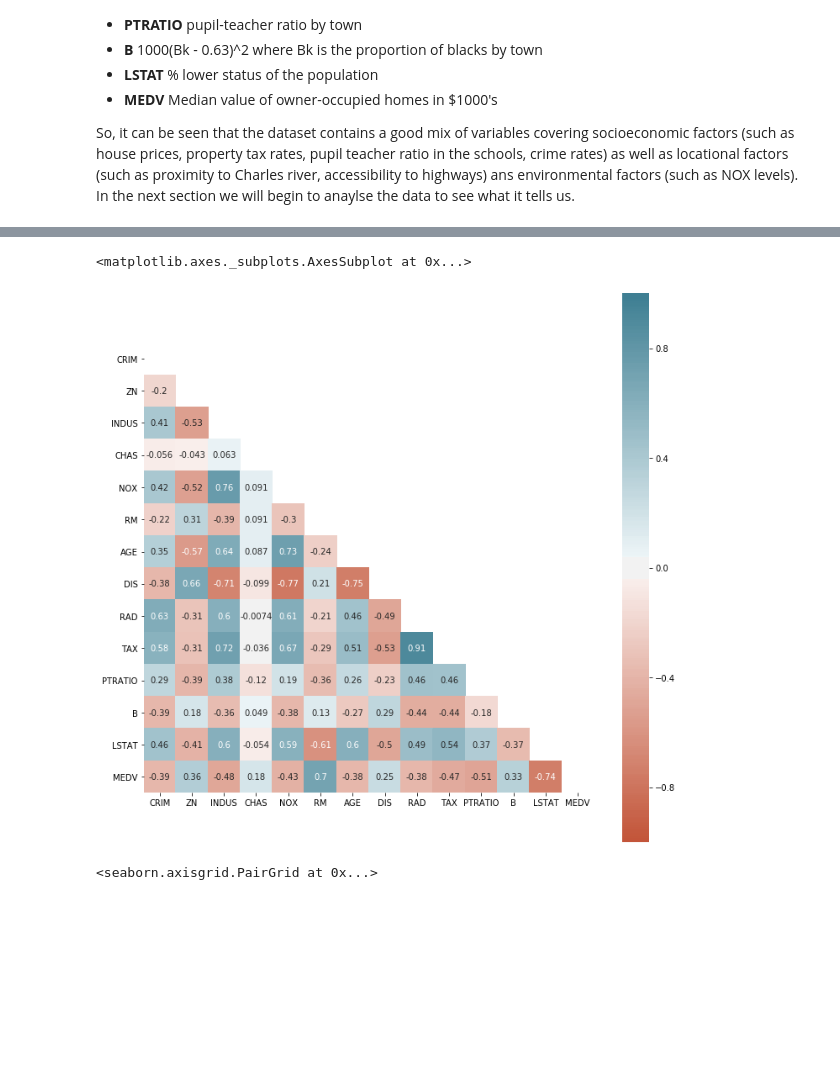
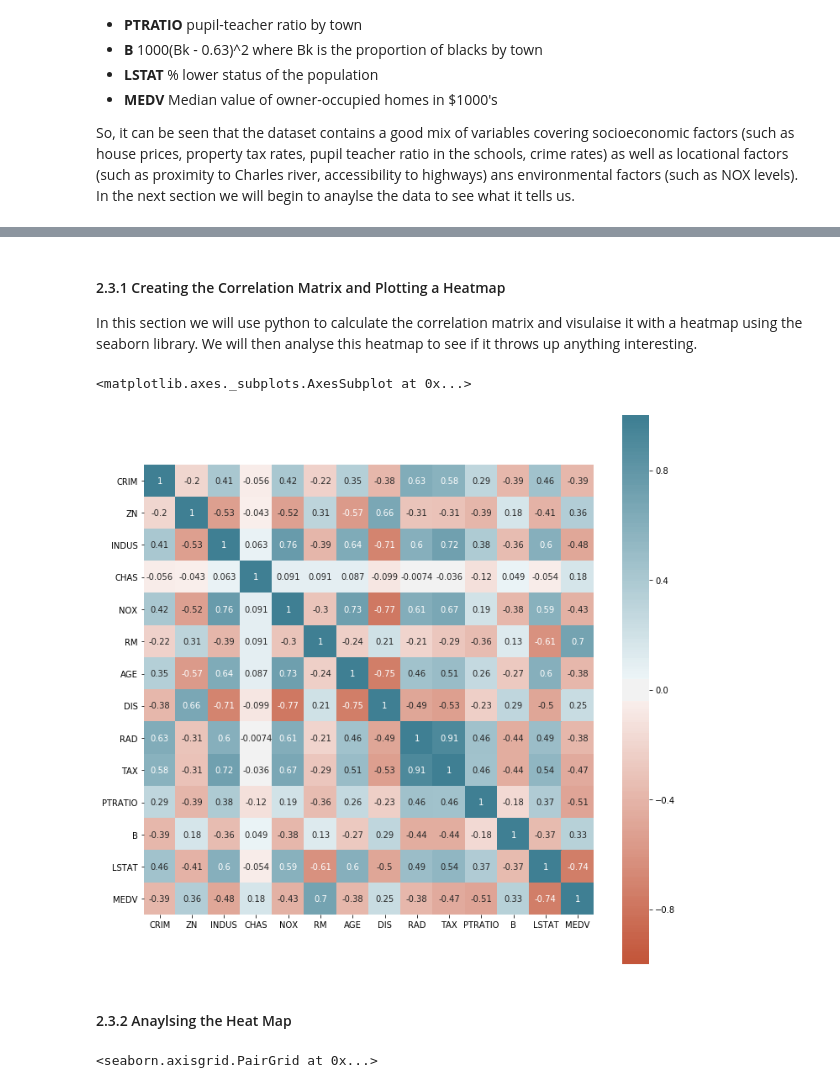
Before and after one commit to shkyler/gmit-mls-project, a Jupyter notebook: boston-housing.ipynb, the cells around one changed output, grey strips where cells are left out. Cells and saved outputs as stored; diff of their text form; code cells hidden in the pictures; blank space fills up the shorter version.

Commit message:
added section 2.3.1

```diff
--- a/boston-housing.ipynb
+++ b/boston-housing.ipynb
@@ -130,0 +143,18 @@ df.describe(include='all')
+# %%
+# Resize the plots
+plt.rcParams['figure.figsize'] = [8, 8]
+# Plot Crime Rate vs. Pupil Teacher Ratio
+plt.scatter(df.loc[:, 'TAX'], df.loc[:, 'PTRATIO'],c='red', label='Data', s=10)
+
+# Calculate the linear statistics using stats.linregress()
+slope, intercept, r_value, p_value, std_err = stats.linregress(df.loc[:, 'TAX'], df.loc[:, 'PTRATIO'])
+line_x = np.arange(180, 700, 0.1)
+line_y = slope*line_x + intercept
+
+# Plot the best fit line
+plt.plot(line_x, line_y, 'b-',linewidth=1, label=r'y = %.1f x + %.1f, $r$ = %.2f'%(slope, intercept, r_value))
+plt.title("Tax vs. Pupil Teacher Ratio")
+plt.xlabel("Tax")
+plt.ylabel("Pupil Teacher Ratio")
+plt.legend()
+plt.grid(True)
@@ -131,21 +169,22 @@ df.describe(include='all')
+# %% [markdown]
+#### 2.3.1 Creating the Correlation Matrix and Plotting a Heatmap
+
+In this section we will use python to calculate the correlation matrix and visulaise it with a heatmap using the seaborn library. We will then analyse this heatmap to see if it throws up anything interesting.
 # %%
-
 # Resize the plotting window to make it easier to read (https://stackoverflow.com/questions/36367986/how-to-make-inline-plots-in-jupyter-notebook-larger)
 plt.rcParams['figure.figsize'] = [12, 12]
-# define the correlations between the data columns in the set
+
+# define the correlation matrix between the data columns in the set
 # https://pandas.pydata.org/pandas-docs/stable/reference/api/pandas.DataFrame.corr.html
 corr = df.corr()
 
-# mask the data set to only avoid duplication
-# http://seaborn.pydata.org/generated/seaborn.heatmap.html
-mask = np.zeros_like(corr)
-mask[np.triu_indices_from(mask)] = True
-
 # heatmap - https://seaborn.pydata.org/generated/seaborn.heatmap.html
-sns.heatmap(corr, vmin=-1, vmax=1, center=0,cmap=sns.diverging_palette(20, 220, n=200), square=True, mask=mask, annot=True)
+sns.heatmap(corr, vmin=-1, vmax=1, center=0,cmap=sns.diverging_palette(20, 220, n=200), square=True, annot=True)
 # %% [output]
 <matplotlib.axes._subplots.AxesSubplot at 0x...>
-[figure, old version]
+[figure, new version]
+# %% [markdown]
+#### 2.3.2 Anaylsing the Heat Map
 # %%
 # pair plot to visualise the correlations
 sns.pairplot(df, hue='CHAS')
```
Also changed, not shown: parts of 8 cells of this notebook.
